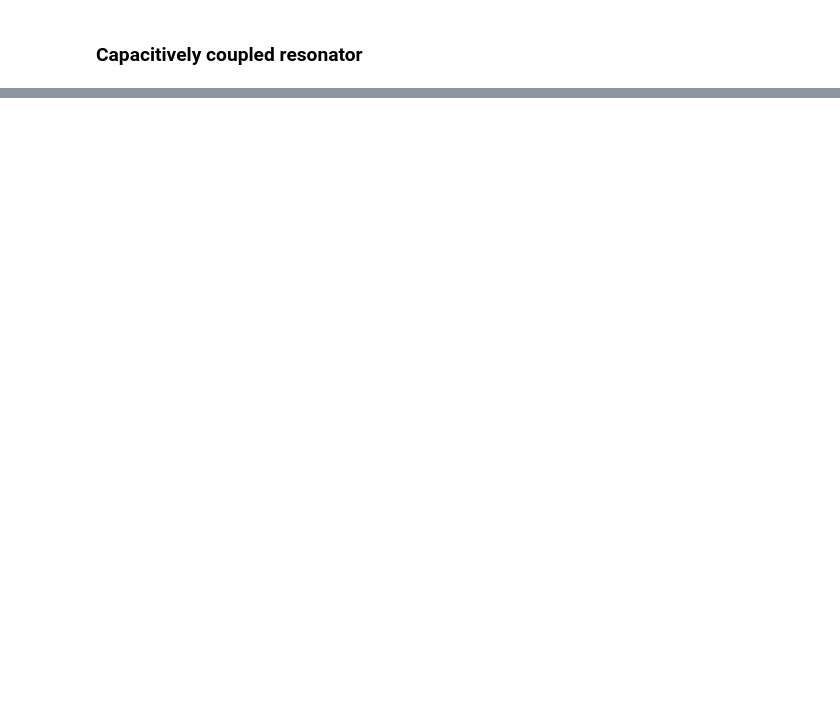
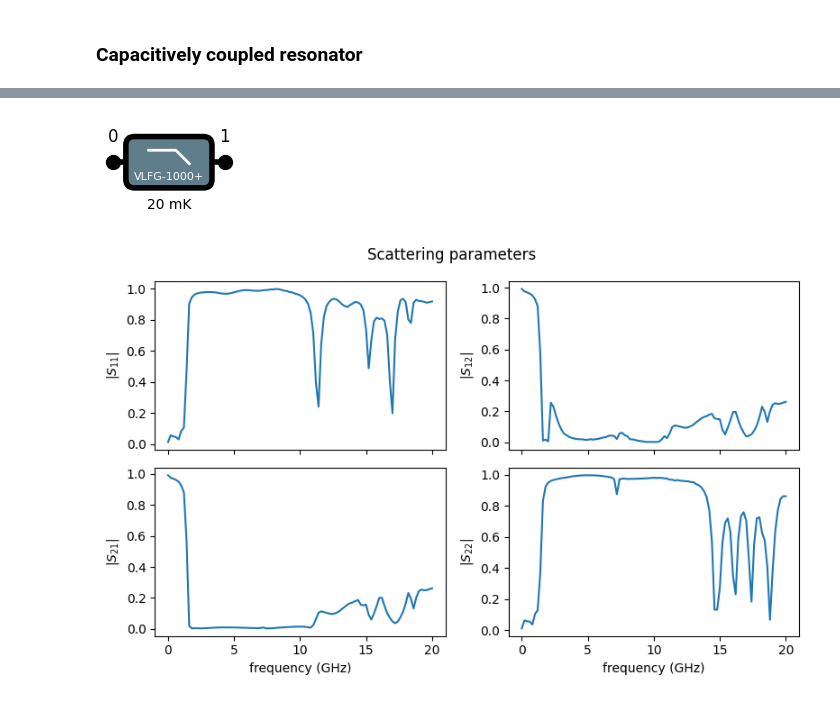
Before and after one commit to jorgemfm27/Network_analysis, a Jupyter notebook: tutorial_nb.ipynb, the cells around one changed output, grey strips where cells are left out. Drawn from its saved outputs; the diff is of its cells as text; code cells hidden in the pictures; blank space fills up the shorter version.

```diff
--- a/tutorial_nb.ipynb
+++ b/tutorial_nb.ipynb
@@ -75,0 +109,9 @@ s11, s12, s21, s22 = network.get_S_parameters(frequency=np.linspace(-500e6, 500e
+# %%
+# Example: Mini circuits' VLFX-1000+ low pass filter
+network = nt.Network(Zgen=Z0)
+network.add_custom_component('VLFG-1000+', temperature_K=20e-3)
+network.draw_network()
+s11, s12, s21, s22 = network.get_S_parameters(frequency=np.linspace(10e6, 20e9, 101) , plot=True)
+# %% [output]
+[figure, added]
+[figure, added]
```
Also changed, not shown: parts of 20 cells of this notebook, 1 other file.
